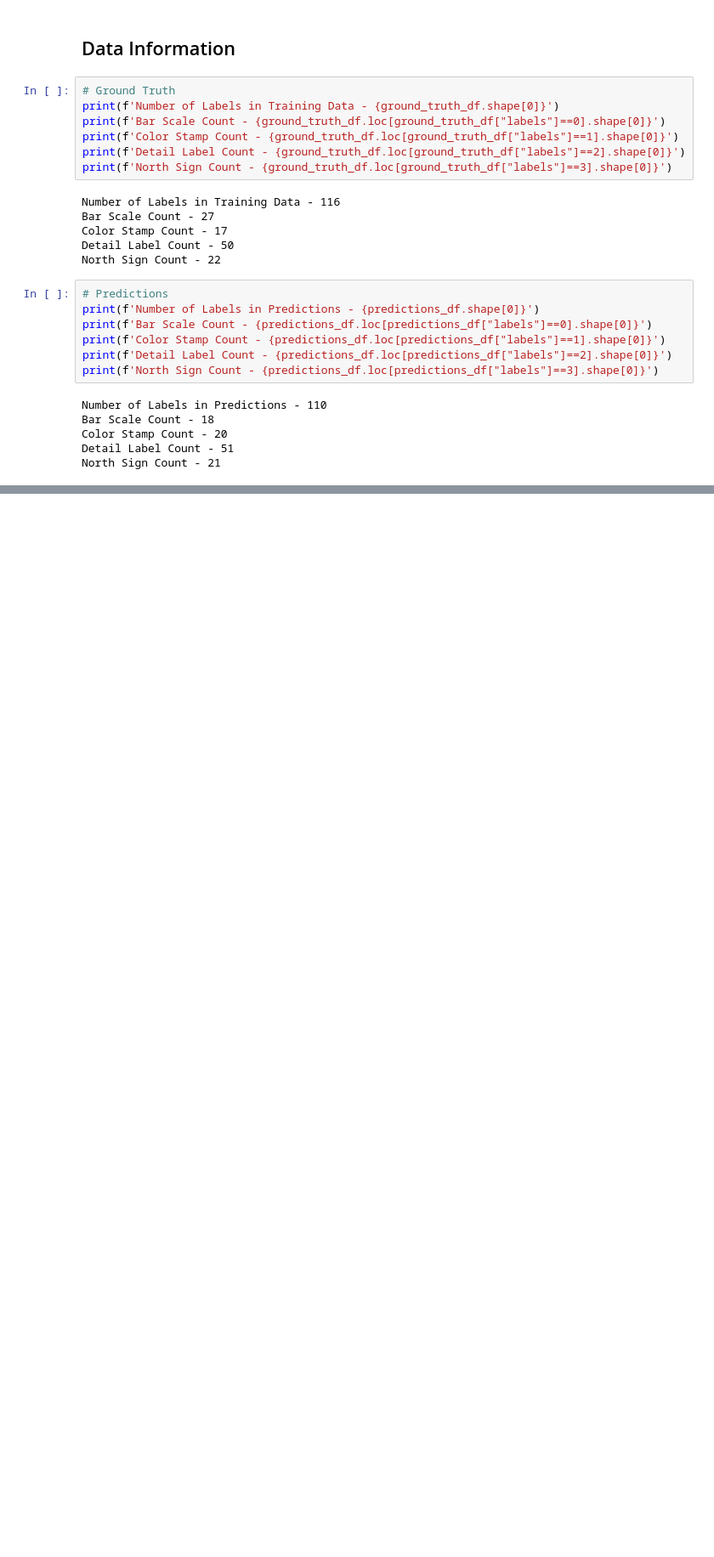
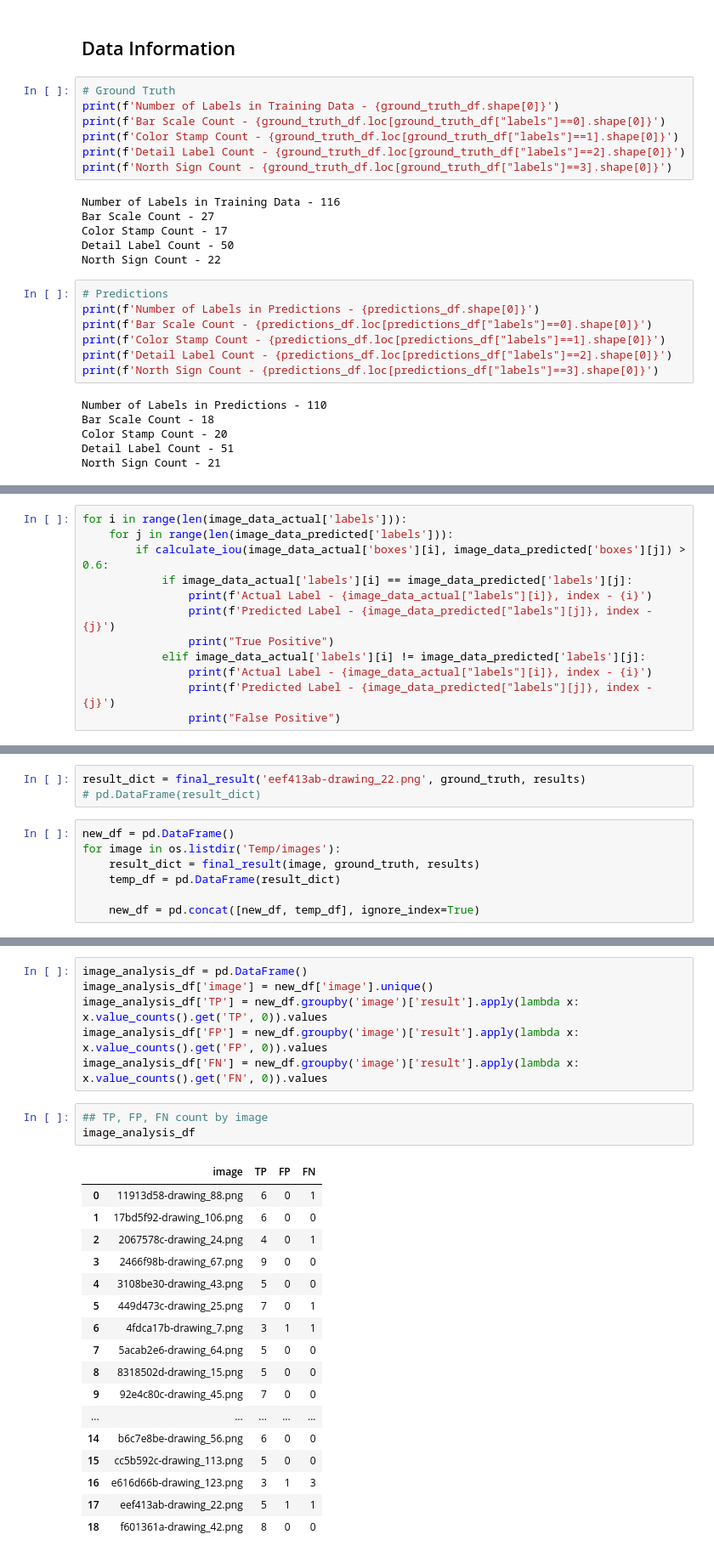
Before and after one commit to chirantan-degloorkar/docscan_object_detection, a Jupyter notebook: analysis.ipynb, the cells around one changed output, grey strips where cells are left out. Shown: that part at 85% size. Drawn from its saved outputs; the diff is of its cells as text; blank space fills up the shorter version.

```diff
--- a/analysis.ipynb
+++ b/analysis.ipynb
@@ -860,0 +789,12 @@ Error Rate: 0.6176
+# %%
+for i in range(len(image_data_actual['labels'])):
+    for j in range(len(image_data_predicted['labels'])):
+        if calculate_iou(image_data_actual['boxes'][i], image_data_predicted['boxes'][j]) > 0.6:
+            if image_data_actual['labels'][i] == image_data_predicted['labels'][j]:
+                print(f'Actual Label - {image_data_actual["labels"][i]}, index - {i}')
+                print(f'Predicted Label - {image_data_predicted["labels"][j]}, index - {j}')
+                print("True Positive")
+            elif image_data_actual['labels'][i] != image_data_predicted['labels'][j]:
+                print(f'Actual Label - {image_data_actual["labels"][i]}, index - {i}')
+                print(f'Predicted Label - {image_data_predicted["labels"][j]}, index - {j}')
+                print("False Positive")
@@ -860,0 +866,10 @@ Error Rate: 0.6176
+# %%
+result_dict = final_result('eef413ab-drawing_22.png', ground_truth, results)
+# pd.DataFrame(result_dict)
+# %%
+new_df = pd.DataFrame()
+for image in os.listdir('Temp/images'):
+    result_dict = final_result(image, ground_truth, results)
+    temp_df = pd.DataFrame(result_dict)
+
+    new_df = pd.concat([new_df, temp_df], ignore_index=True)
@@ -860,0 +956,27 @@ Error Rate: 0.6176
+# %%
+image_analysis_df = pd.DataFrame()
+image_analysis_df['image'] = new_df['image'].unique()
+image_analysis_df['TP'] = new_df.groupby('image')['result'].apply(lambda x: x.value_counts().get('TP', 0)).values
+image_analysis_df['FP'] = new_df.groupby('image')['result'].apply(lambda x: x.value_counts().get('FP', 0)).values
+image_analysis_df['FN'] = new_df.groupby('image')['result'].apply(lambda x: x.value_counts().get('FN', 0)).values
+# %%
+## TP, FP, FN count by image
+image_analysis_df
+# %% [output]
+|  | image | TP | FP | FN |
+| 0 | 11913d58-drawing_88.png | 6 | 0 | 1 |
+| 1 | 17bd5f92-drawing_106.png | 6 | 0 | 0 |
+| 2 | 2067578c-drawing_24.png | 4 | 0 | 1 |
+| 3 | 2466f98b-drawing_67.png | 9 | 0 | 0 |
+| 4 | 3108be30-drawing_43.png | 5 | 0 | 0 |
+| 5 | 449d473c-drawing_25.png | 7 | 0 | 1 |
+| 6 | 4fdca17b-drawing_7.png | 3 | 1 | 1 |
+| 7 | 5acab2e6-drawing_64.png | 5 | 0 | 0 |
+| 8 | 8318502d-drawing_15.png | 5 | 0 | 0 |
+| 9 | 92e4c80c-drawing_45.png | 7 | 0 | 0 |
+| ... | ... | ... | ... | ... |
+| 14 | b6c7e8be-drawing_56.png | 6 | 0 | 0 |
+| 15 | cc5b592c-drawing_113.png | 5 | 0 | 0 |
+| 16 | e616d66b-drawing_123.png | 3 | 1 | 3 |
+| 17 | eef413ab-drawing_22.png | 5 | 1 | 1 |
+| 18 | f601361a-drawing_42.png | 8 | 0 | 0 |
```
Also changed, not shown: parts of 36 cells of this notebook, 7 other files.
